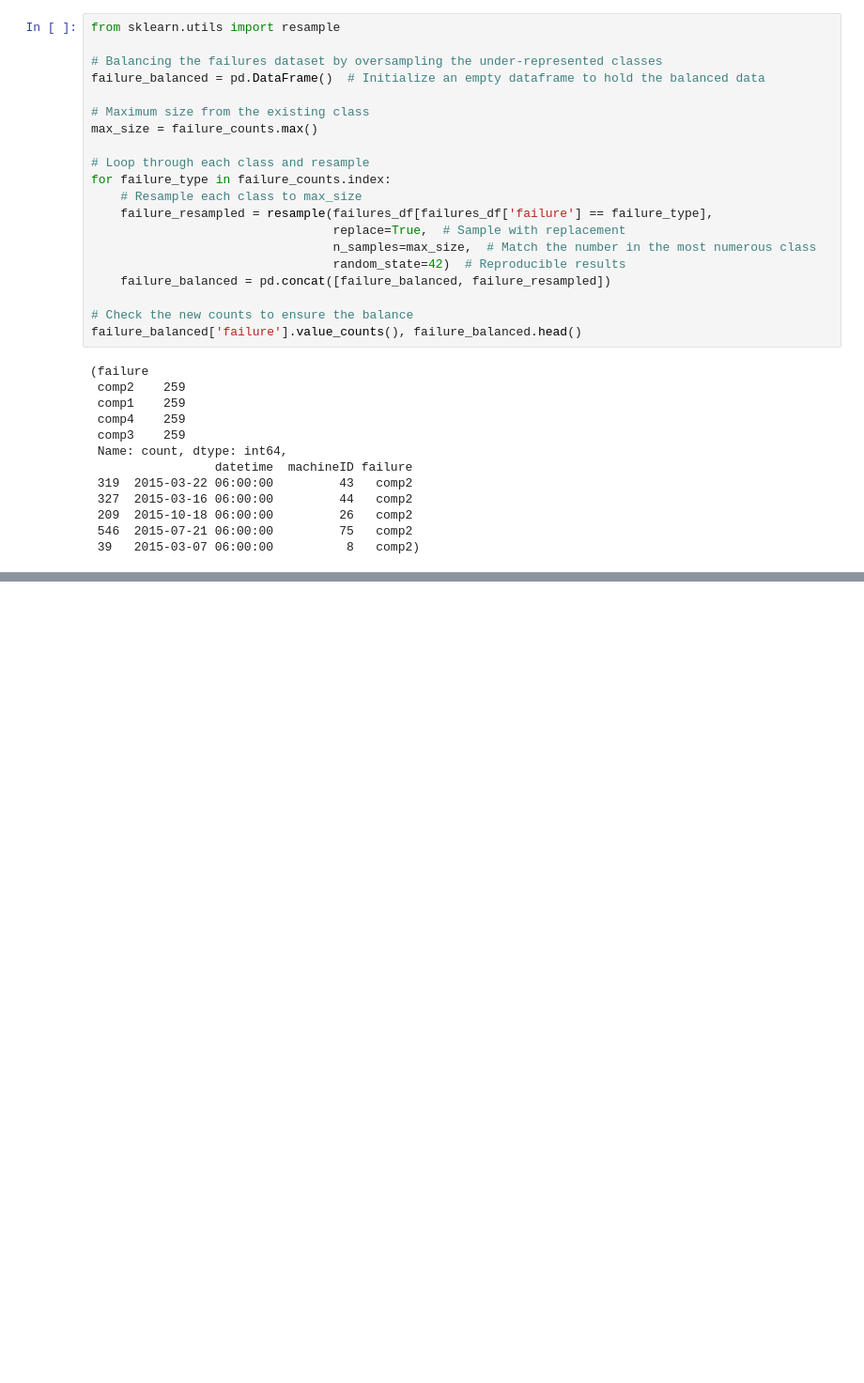
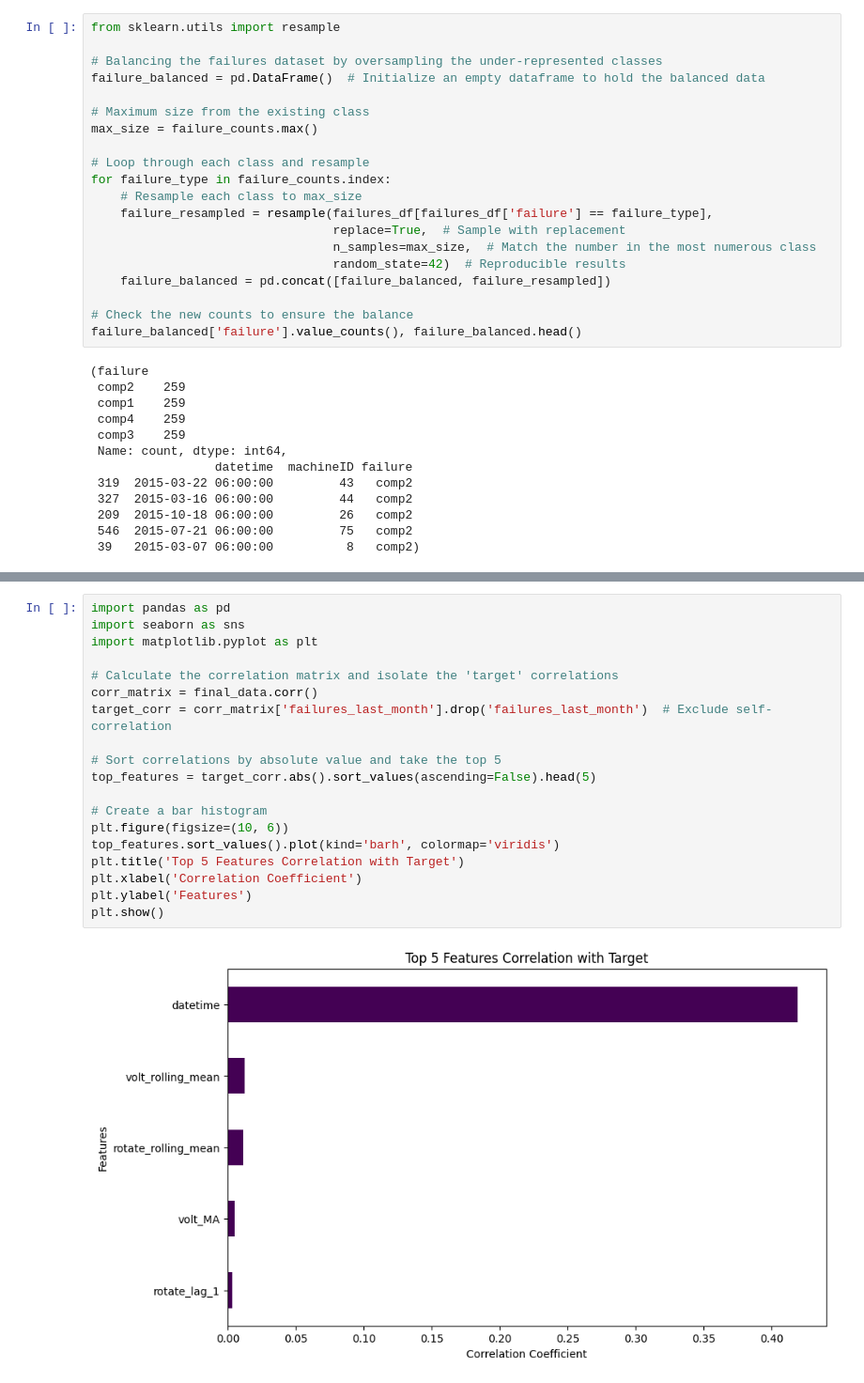
Before and after one commit to bigonil/BH-PCMLAI, a Jupyter notebook: BH-PCMLAI Capstone Project/Predictive_Maintenance_Model.ipynb, the cells around one changed output, grey strips where cells are left out. Shown at 94% size. Cells and saved outputs as stored; diff of their text form; blank space fills up the shorter version.

```diff
--- a/BH-PCMLAI Capstone Project/Predictive_Maintenance_Model.ipynb
+++ b/BH-PCMLAI Capstone Project/Predictive_Maintenance_Model.ipynb
@@ -1142,0 +1251,21 @@ failure_balanced['failure'].value_counts(), failure_balanced.head()
+# %%
+import pandas as pd
+import seaborn as sns
+import matplotlib.pyplot as plt
+
+# Calculate the correlation matrix and isolate the 'target' correlations
+corr_matrix = final_data.corr()
+target_corr = corr_matrix['failures_last_month'].drop('failures_last_month')  # Exclude self-correlation
+
+# Sort correlations by absolute value and take the top 5
+top_features = target_corr.abs().sort_values(ascending=False).head(5)
+
+# Create a bar histogram
+plt.figure(figsize=(10, 6))
+top_features.sort_values().plot(kind='barh', colormap='viridis')
+plt.title('Top 5 Features Correlation with Target')
+plt.xlabel('Correlation Coefficient')
+plt.ylabel('Features')
+plt.show()
+# %% [output]
+[figure, added]
```
Also changed, not shown: parts of 43 cells of this notebook.
